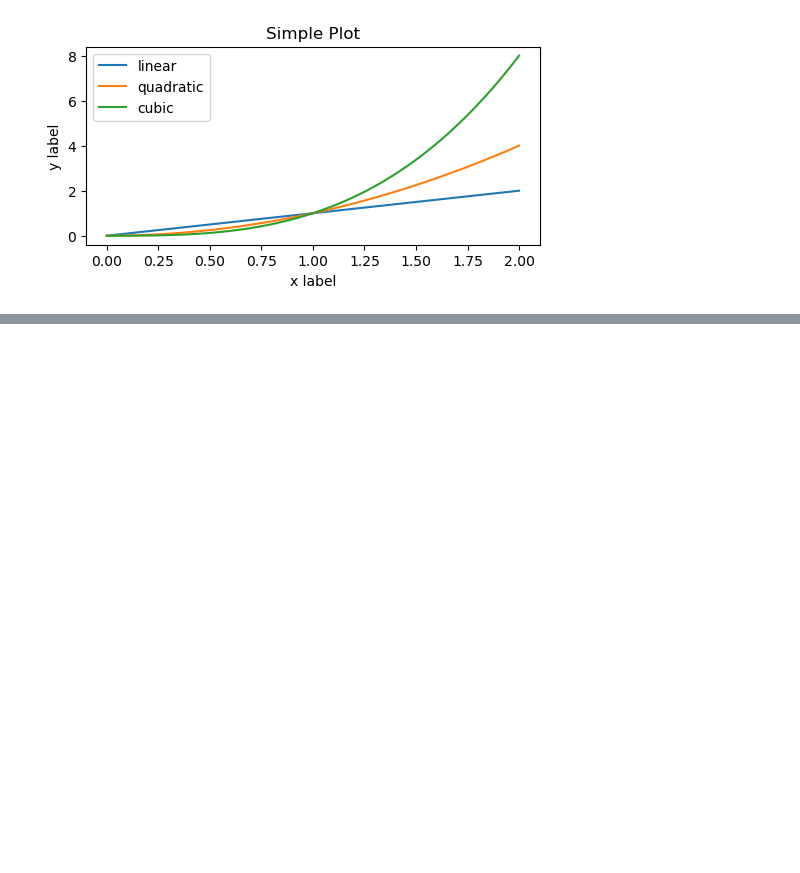
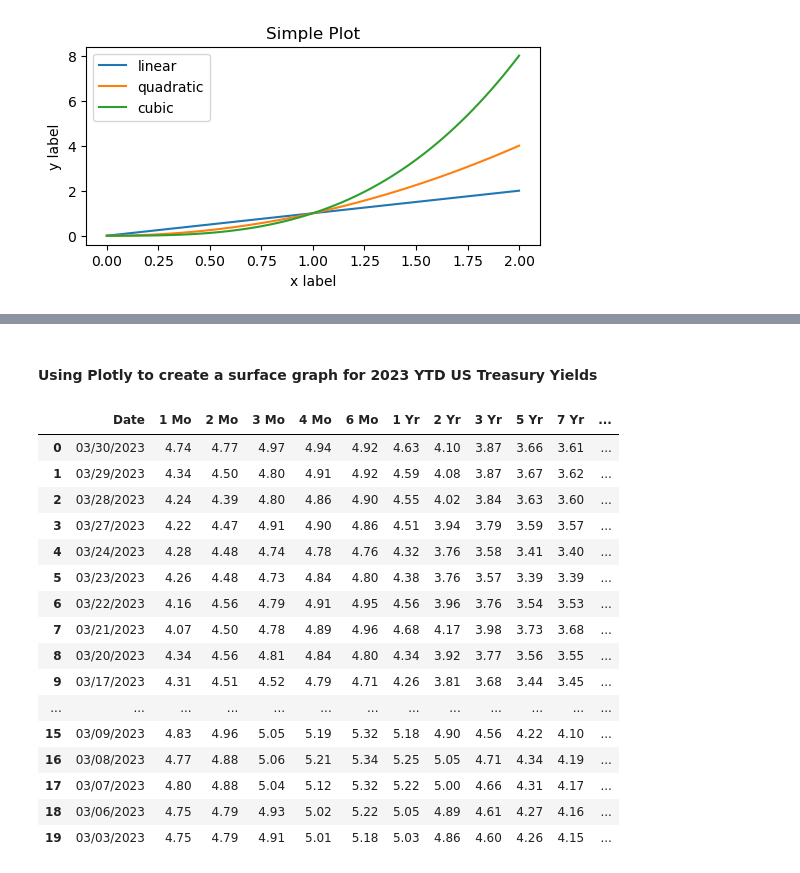
Before and after one commit to lukewbecker/dataspell-ds, a Jupyter notebook: my_notebook.ipynb, the cells around one changed output, grey strips where cells are left out. Saved outputs shown, nothing was run; the diff lists cells and outputs as text; code cells hidden in the pictures; blank space fills up the shorter version.

```diff
--- a/my_notebook.ipynb
+++ b/my_notebook.ipynb
@@ -57,0 +79,24 @@ ax.legend()  # Add a legend.
+# %% [markdown]
+#### Using Plotly to create a surface graph for 2023 YTD US Treasury Yields
+# %%
+treasury_data = pd.read_csv(r'C:\Users\direc\OneDrive\Code\data-for-python\daily-treasury-rates-2023.csv')
+# %%
+treasury_data.head(20)
+# %% [output]
+|  | Date | 1 Mo | 2 Mo | 3 Mo | 4 Mo | 6 Mo | 1 Yr | 2 Yr | 3 Yr | 5 Yr | 7 Yr | ... |
+| 0 | 03/30/2023 | 4.74 | 4.77 | 4.97 | 4.94 | 4.92 | 4.63 | 4.10 | 3.87 | 3.66 | 3.61 | ... |
+| 1 | 03/29/2023 | 4.34 | 4.50 | 4.80 | 4.91 | 4.92 | 4.59 | 4.08 | 3.87 | 3.67 | 3.62 | ... |
+| 2 | 03/28/2023 | 4.24 | 4.39 | 4.80 | 4.86 | 4.90 | 4.55 | 4.02 | 3.84 | 3.63 | 3.60 | ... |
+| 3 | 03/27/2023 | 4.22 | 4.47 | 4.91 | 4.90 | 4.86 | 4.51 | 3.94 | 3.79 | 3.59 | 3.57 | ... |
+| 4 | 03/24/2023 | 4.28 | 4.48 | 4.74 | 4.78 | 4.76 | 4.32 | 3.76 | 3.58 | 3.41 | 3.40 | ... |
+| 5 | 03/23/2023 | 4.26 | 4.48 | 4.73 | 4.84 | 4.80 | 4.38 | 3.76 | 3.57 | 3.39 | 3.39 | ... |
+| 6 | 03/22/2023 | 4.16 | 4.56 | 4.79 | 4.91 | 4.95 | 4.56 | 3.96 | 3.76 | 3.54 | 3.53 | ... |
+| 7 | 03/21/2023 | 4.07 | 4.50 | 4.78 | 4.89 | 4.96 | 4.68 | 4.17 | 3.98 | 3.73 | 3.68 | ... |
+| 8 | 03/20/2023 | 4.34 | 4.56 | 4.81 | 4.84 | 4.80 | 4.34 | 3.92 | 3.77 | 3.56 | 3.55 | ... |
+| 9 | 03/17/2023 | 4.31 | 4.51 | 4.52 | 4.79 | 4.71 | 4.26 | 3.81 | 3.68 | 3.44 | 3.45 | ... |
+| ... | ... | ... | ... | ... | ... | ... | ... | ... | ... | ... | ... | ... |
+| 15 | 03/09/2023 | 4.83 | 4.96 | 5.05 | 5.19 | 5.32 | 5.18 | 4.90 | 4.56 | 4.22 | 4.10 | ... |
+| 16 | 03/08/2023 | 4.77 | 4.88 | 5.06 | 5.21 | 5.34 | 5.25 | 5.05 | 4.71 | 4.34 | 4.19 | ... |
+| 17 | 03/07/2023 | 4.80 | 4.88 | 5.04 | 5.12 | 5.32 | 5.22 | 5.00 | 4.66 | 4.31 | 4.17 | ... |
+| 18 | 03/06/2023 | 4.75 | 4.79 | 4.93 | 5.02 | 5.22 | 5.05 | 4.89 | 4.61 | 4.27 | 4.16 | ... |
+| 19 | 03/03/2023 | 4.75 | 4.79 | 4.91 | 5.01 | 5.18 | 5.03 | 4.86 | 4.60 | 4.26 | 4.15 | ... |
```
Also changed, not shown: parts of 4 cells of this notebook.
